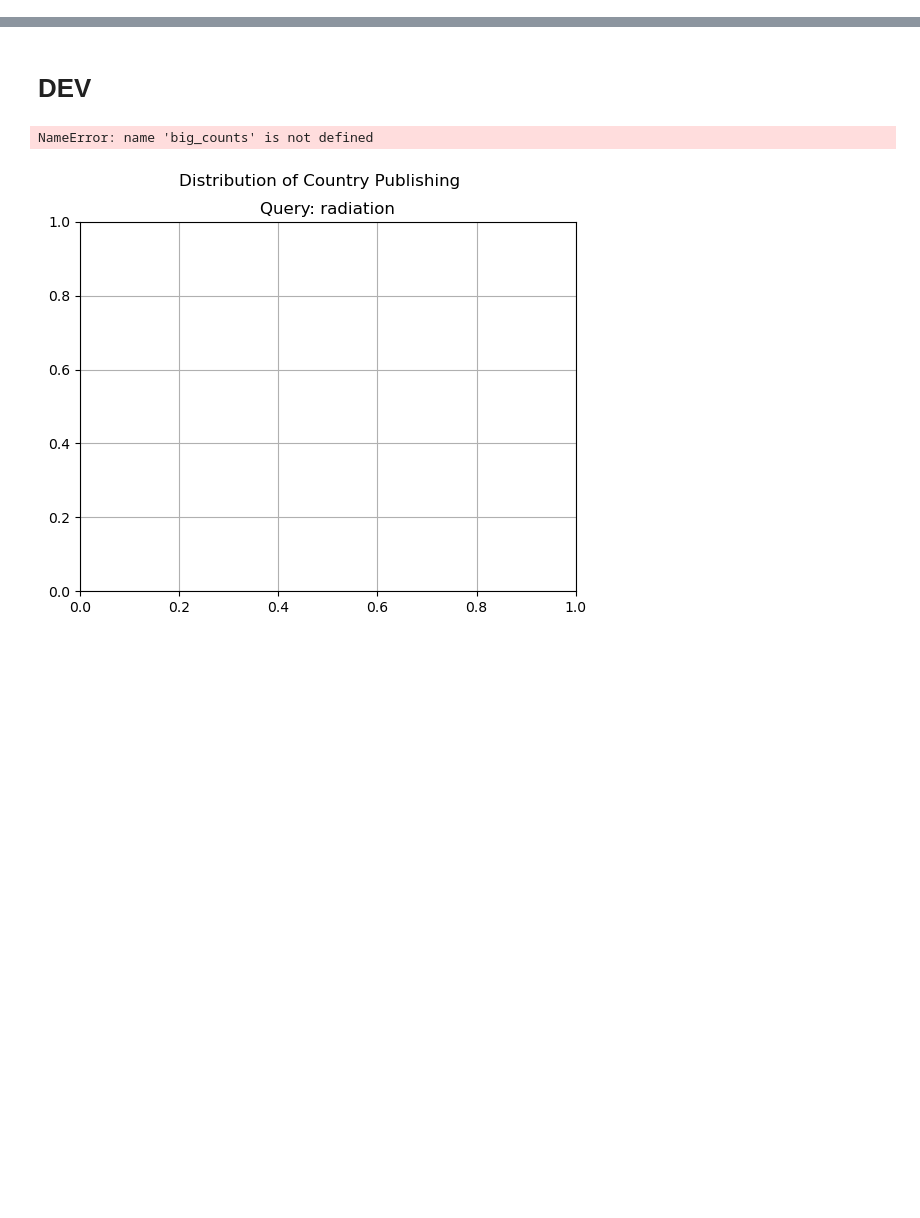
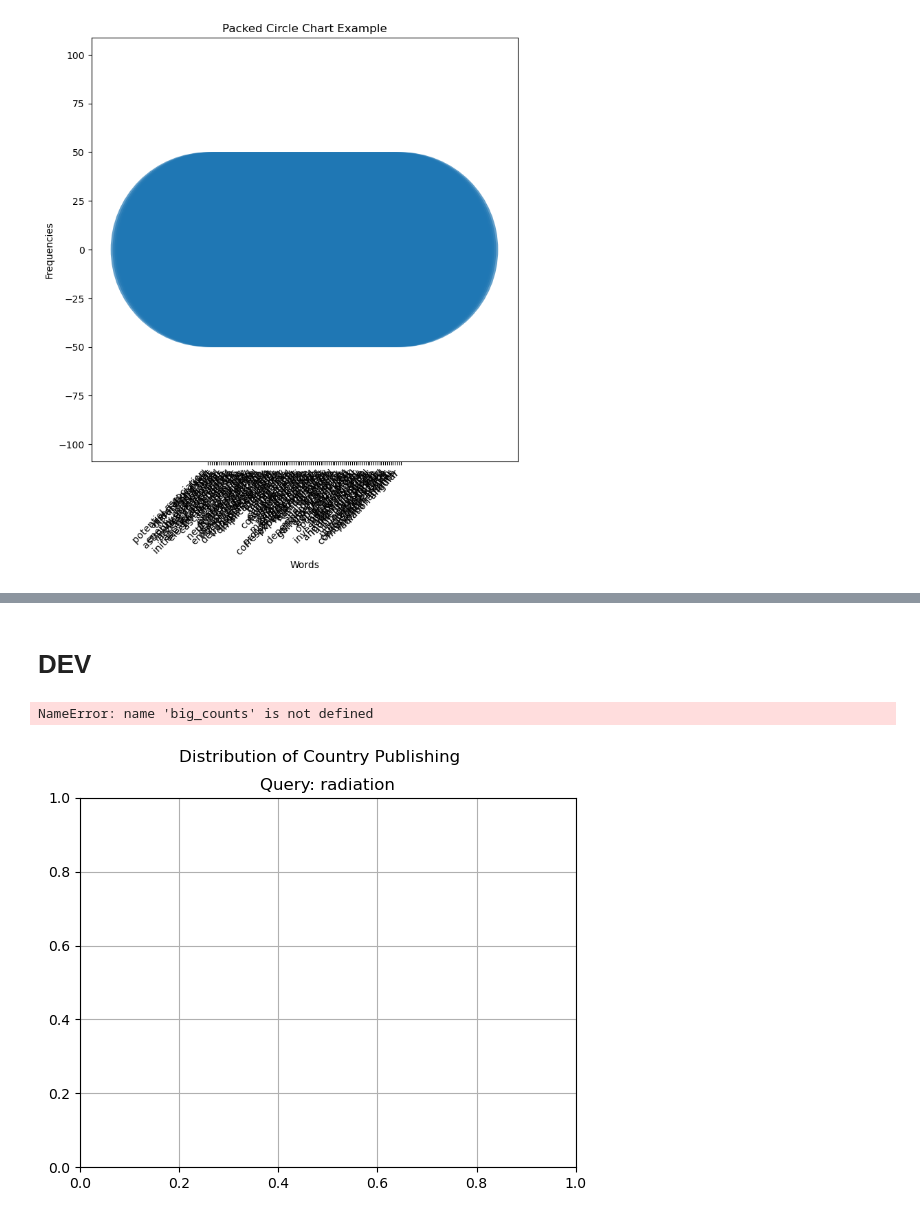
Before and after one commit to kkakdugee/x-force, a Jupyter notebook: code/Development/eda-graphing.ipynb, the cells around one changed output, grey strips where cells are left out. Saved outputs shown, nothing was run; the diff lists cells and outputs as text; code cells hidden in the pictures; blank space fills up the shorter version.

```diff
--- a/code/Development/eda-graphing.ipynb
+++ b/code/Development/eda-graphing.ipynb
@@ -419,0 +500,45 @@ Name: published, Length: 6166, dtype: object
+# %%
+u = 100
+full_rows, full_cols = df.nonzero()
+r = full_rows[:u]
+c = full_cols[:u]
+pairs = []
+words = []
+for i, j in zip(r, c):
+    if i != j:
+        pairs.append((names[i],names[j]))
+        words.append(names[j])
+text_data = " ".join(words)
+# %%
+import matplotlib.pyplot as plt
+from collections import Counter
+import numpy as np
+
+word_frequencies = Counter(words)
+
+# Extract data for the packed circle chart
+words = list(word_frequencies.keys())
+frequencies = list(word_frequencies.values())
+
+# Create the packed circle chart
+plt.figure(figsize=(8, 8))  # Adjust the figure size as needed
+
+# Calculate the area of each circle based on frequency (area = pi * r^2)
+circle_sizes = [np.sqrt(freq) * 50 for freq in frequencies]  # Scale the size for better visibility
+
+# Plot the circles
+for i in range(len(words)):
+    plt.gca().add_patch(plt.Circle((i, 0), circle_sizes[i], alpha=0.7))
+
+# Customize the plot
+plt.axis('equal')
+plt.xticks(range(len(words)), words, rotation=45, ha='right')
+plt.xlabel('Words')
+plt.ylabel('Frequencies')
+plt.title('Packed Circle Chart Example')
+
+# Save the packed circle chart as a PNG image
+plt.savefig('packed_circle_chart.png', dpi=300)  # 'packed_circle_chart.png' is the output filename
+plt.show()
+# %% [output]
+[figure, added]
```
Also changed, not shown: parts of 15 cells of this notebook, 13 other files.
